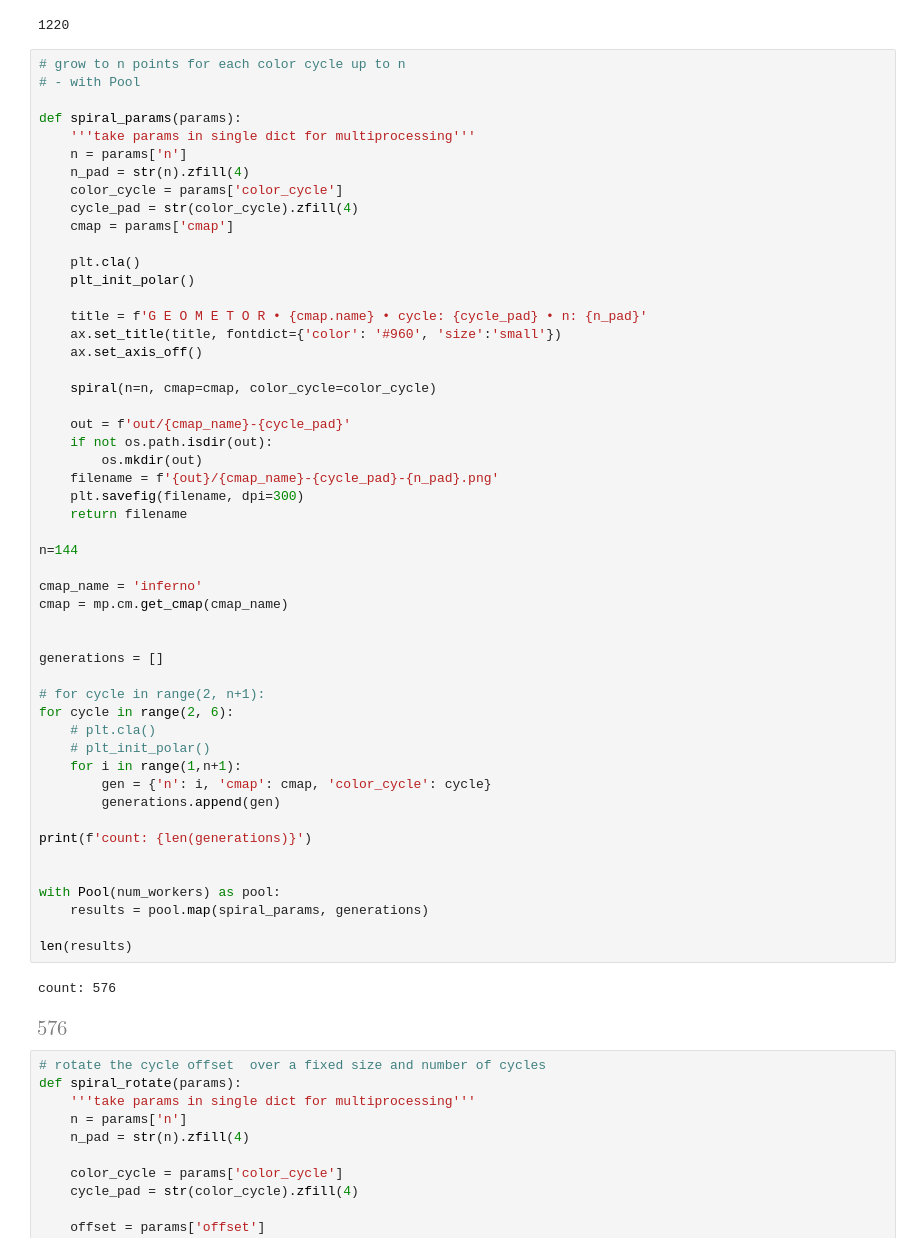
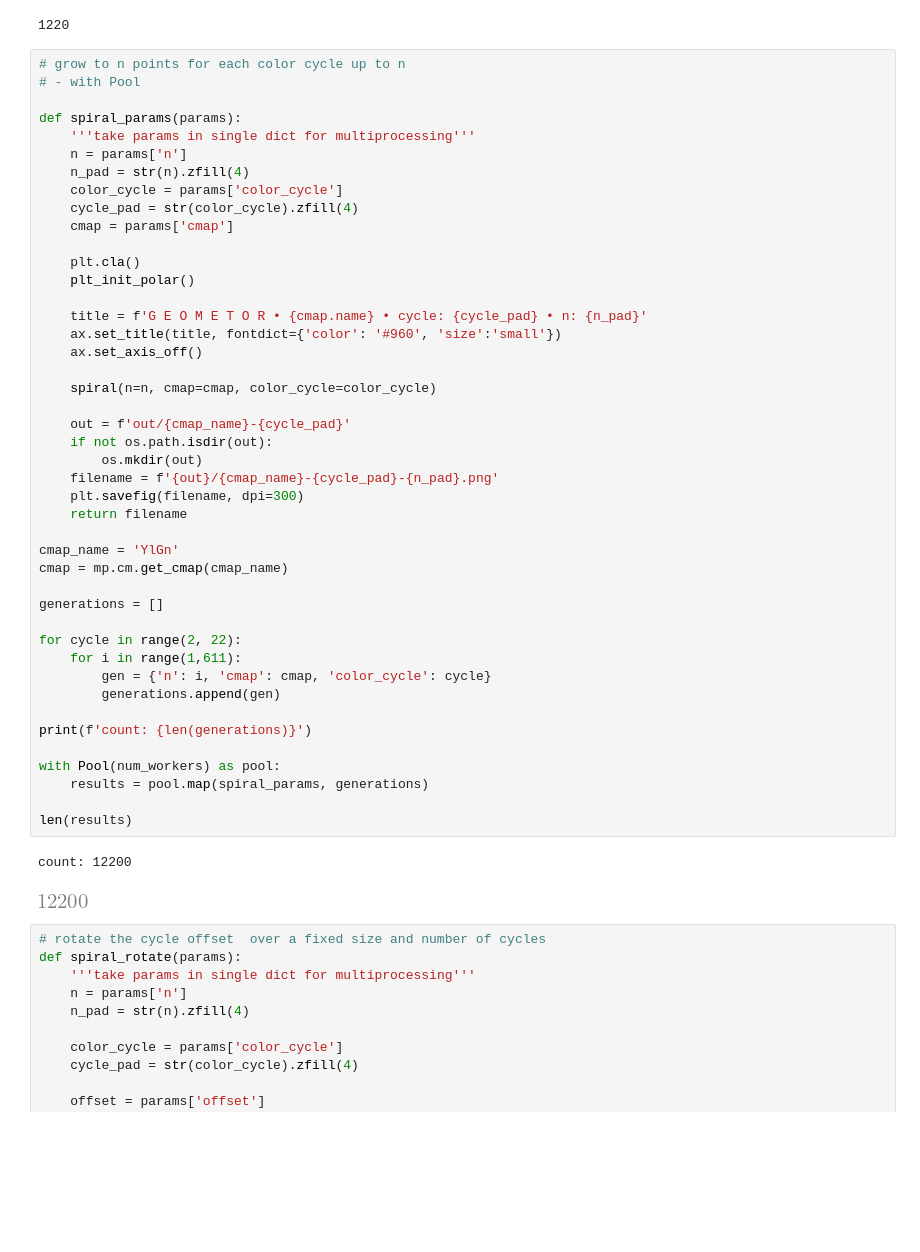
Before and after one commit to geometor/explorer-notebooks, a Jupyter notebook: spiral-polar.ipynb, the cells around one changed output. Drawn from its saved outputs; the diff is of its cells as text; blank space fills up the shorter version.

```diff
--- a/spiral-polar.ipynb
+++ b/spiral-polar.ipynb
@@ -168,45 +168,38 @@ def spiral_params(params):
     plt.cla()
     plt_init_polar()
 
     title = f'G E O M E T O R • {cmap.name} • cycle: {cycle_pad} • n: {n_pad}'
     ax.set_title(title, fontdict={'color': '#960', 'size':'small'})
     ax.set_axis_off()
 
     spiral(n=n, cmap=cmap, color_cycle=color_cycle)
 
     out = f'out/{cmap_name}-{cycle_pad}'
     if not os.path.isdir(out):
         os.mkdir(out)
     filename = f'{out}/{cmap_name}-{cycle_pad}-{n_pad}.png'
     plt.savefig(filename, dpi=300)
     return filename
 
-n=144
-
-cmap_name = 'inferno'
+cmap_name = 'YlGn'
 cmap = mp.cm.get_cmap(cmap_name)
-
 
 generations = []
 
-# for cycle in range(2, n+1):
-for cycle in range(2, 6):
-    # plt.cla()
-    # plt_init_polar()
-    for i in range(1,n+1):
+for cycle in range(2, 22):
+    for i in range(1,611):
         gen = {'n': i, 'cmap': cmap, 'color_cycle': cycle}
         generations.append(gen)
 
 print(f'count: {len(generations)}')
 
-
 with Pool(num_workers) as pool:
     results = pool.map(spiral_params, generations)
 
 len(results)
 # %% [output]
-count: 576
+count: 12200
-[figure, old version]
+[figure, new version]
 # %%
 # rotate the cycle offset  over a fixed size and number of cycles
 def spiral_rotate(params):
```
Also changed, not shown: 4 other files.
